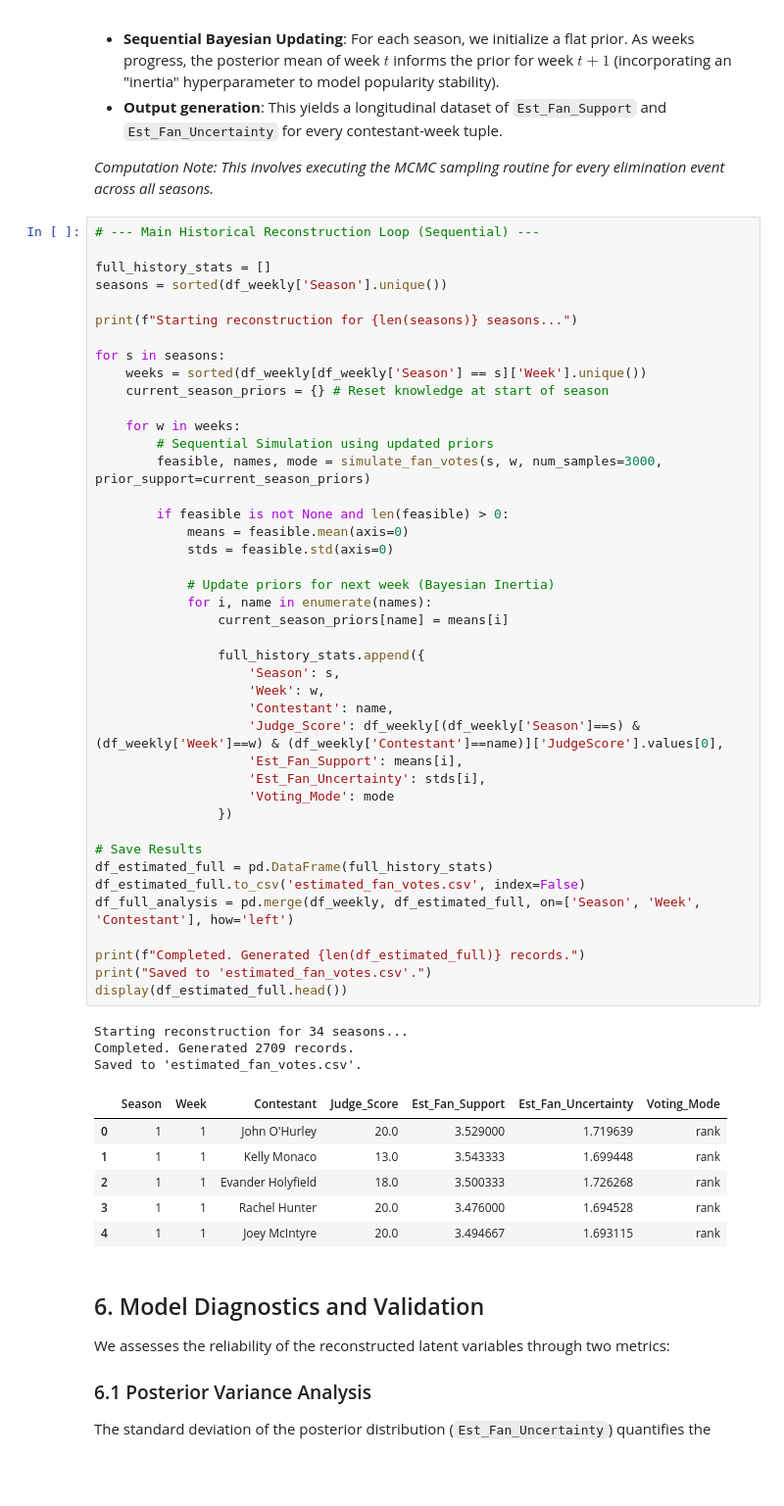
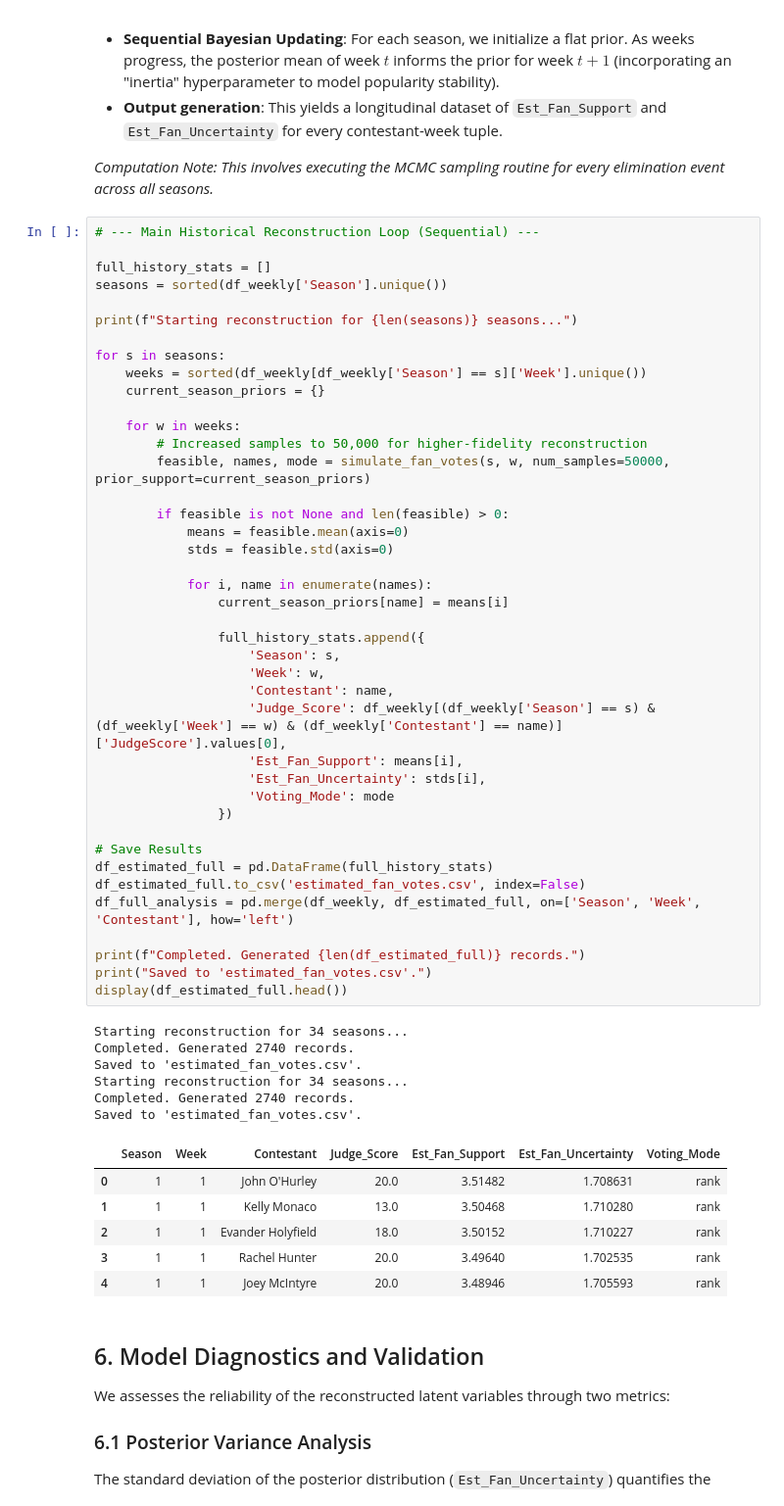
Before and after one commit to Mirakelor/Data-With-The-Stars, a Jupyter notebook: Analysis_MCM_Problem_C.ipynb, the cells around one changed output. Shown at 98% size. Saved outputs shown, nothing was run; the diff lists cells and outputs as text; blank space fills up the shorter version.

```diff
--- a/Analysis_MCM_Problem_C.ipynb
+++ b/Analysis_MCM_Problem_C.ipynb
@@ -353,48 +368,50 @@ print(f"Starting reconstruction for {len(seasons)} seasons...")
 
 for s in seasons:
     weeks = sorted(df_weekly[df_weekly['Season'] == s]['Week'].unique())
-    current_season_priors = {} # Reset knowledge at start of season
+    current_season_priors = {}
 
     for w in weeks:
-        # Sequential Simulation using updated priors
-        feasible, names, mode = simulate_fan_votes(s, w, num_samples=3000, prior_support=current_season_priors)
+        # Increased samples to 50,000 for higher-fidelity reconstruction
+        feasible, names, mode = simulate_fan_votes(s, w, num_samples=50000, prior_support=current_season_priors)
 
         if feasible is not None and len(feasible) > 0:
             means = feasible.mean(axis=0)
             stds = feasible.std(axis=0)
 
-            # Update priors for next week (Bayesian Inertia)
             for i, name in enumerate(names):
                 current_season_priors[name] = means[i]
 
                 full_history_stats.append({
                     'Season': s,
                     'Week': w,
                     'Contestant': name,
-                    'Judge_Score': df_weekly[(df_weekly['Season']==s) & (df_weekly['Week']==w) & (df_weekly['Contestant']==name)]['JudgeScore'].values[0],
+                    'Judge_Score': df_weekly[(df_weekly['Season'] == s) & (df_weekly['Week'] == w) & (df_weekly['Contestant'] == name)]['JudgeScore'].values[0],
                     'Est_Fan_Support': means[i],
                     'Est_Fan_Uncertainty': stds[i],
                     'Voting_Mode': mode
                 })
 
 # Save Results
 df_estimated_full = pd.DataFrame(full_history_stats)
 df_estimated_full.to_csv('estimated_fan_votes.csv', index=False)
 df_full_analysis = pd.merge(df_weekly, df_estimated_full, on=['Season', 'Week', 'Contestant'], how='left')
 
 print(f"Completed. Generated {len(df_estimated_full)} records.")
 print("Saved to 'estimated_fan_votes.csv'.")
 display(df_estimated_full.head())
 # %% [output]
 Starting reconstruction for 34 seasons...
-Completed. Generated 2709 records.
+Completed. Generated 2740 records.
 Saved to 'estimated_fan_votes.csv'.
+Starting reconstruction for 34 seasons...
+Completed. Generated 2740 records.
+Saved to 'estimated_fan_votes.csv'.
 |  | Season | Week | Contestant | Judge_Score | Est_Fan_Support | Est_Fan_Uncertainty | Voting_Mode |
-| 0 | 1 | 1 | John O'Hurley | 20.0 | 3.529000 | 1.719639 | rank |
-| 1 | 1 | 1 | Kelly Monaco | 13.0 | 3.543333 | 1.699448 | rank |
-| 2 | 1 | 1 | Evander Holyfield | 18.0 | 3.500333 | 1.726268 | rank |
-| 3 | 1 | 1 | Rachel Hunter | 20.0 | 3.476000 | 1.694528 | rank |
-| 4 | 1 | 1 | Joey McIntyre | 20.0 | 3.494667 | 1.693115 | rank |
+| 0 | 1 | 1 | John O'Hurley | 20.0 | 3.51482 | 1.708631 | rank |
+| 1 | 1 | 1 | Kelly Monaco | 13.0 | 3.50468 | 1.710280 | rank |
+| 2 | 1 | 1 | Evander Holyfield | 18.0 | 3.50152 | 1.710227 | rank |
+| 3 | 1 | 1 | Rachel Hunter | 20.0 | 3.49640 | 1.702535 | rank |
+| 4 | 1 | 1 | Joey McIntyre | 20.0 | 3.48946 | 1.705593 | rank |
 # %% [markdown]
 ## 6. Model Diagnostics and Validation
 
```
Also changed, not shown: parts of 17 cells of this notebook, 3 other files.
